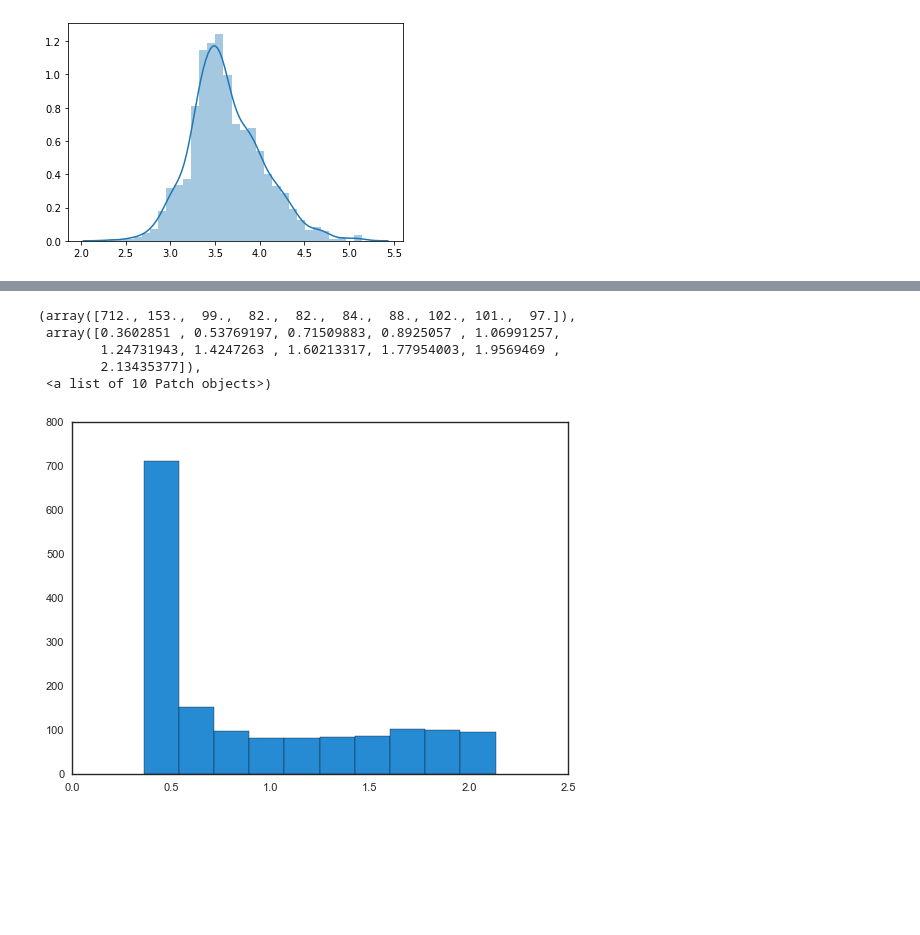
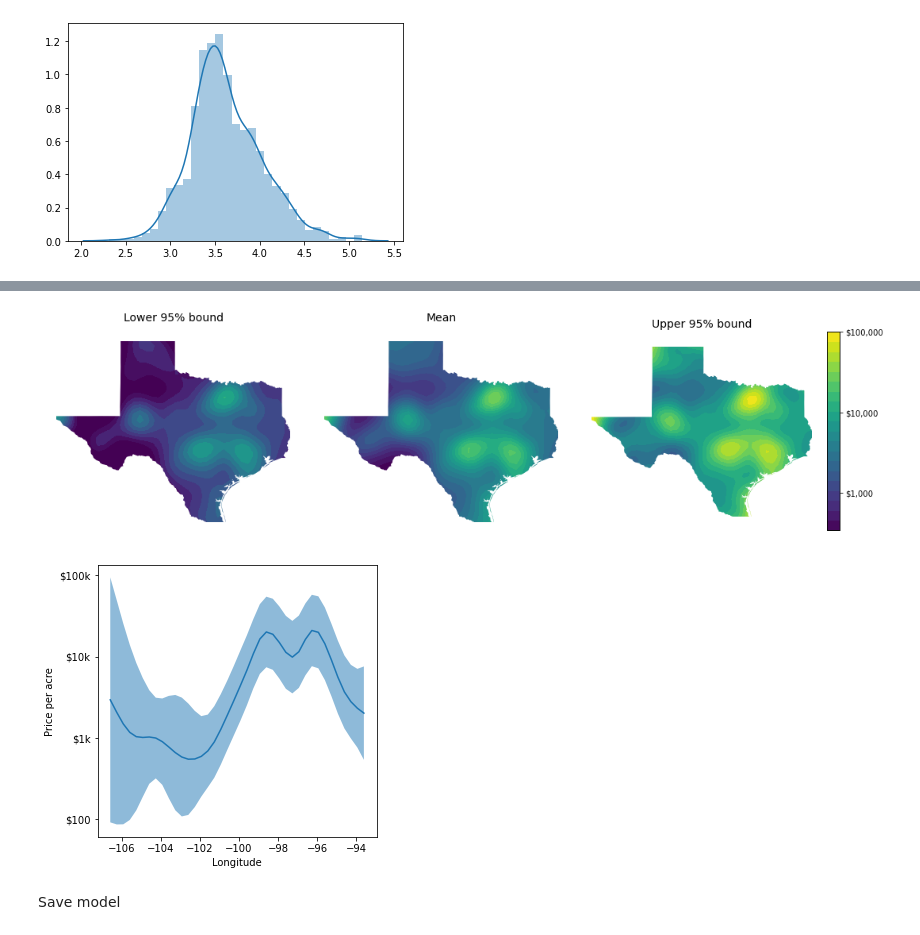
Before and after one commit to akuczala/windsite, a Jupyter notebook: notebooks/land-values-TX.ipynb, the cells around one changed output, grey strips where cells are left out. Saved outputs shown, nothing was run; the diff lists cells and outputs as text; code cells hidden in the pictures; blank space fills up the shorter version.

```diff
--- a/notebooks/land-values-TX.ipynb
+++ b/notebooks/land-values-TX.ipynb
@@ -220,12 +172,64 @@ plt.errorbar(y_pred_std,y_pred,yerr=y_pred_std,linestyle='')
-# %%
-plt.hist(np.log10(rel_confidence_width))
-# %% [output]
-(array([712., 153.,  99.,  82.,  82.,  84.,  88., 102., 101.,  97.]),
- array([0.3602851 , 0.53769197, 0.71509883, 0.8925057 , 1.06991257,
-        1.24731943, 1.4247263 , 1.60213317, 1.77954003, 1.9569469 ,
-        2.13435377]),
- <a list of 10 Patch objects>)
-[figure, removed]
+# %%
+from mpl_toolkits.axes_grid1 import make_axes_locatable
+from matplotlib.colors import LogNorm
+
+fig, axes = plt.subplots(1,3,figsize=(15,5))
+vmax = 5 #np.max(y_pred)
+vmin = np.min(y_pred)
+cmap = 'viridis'
+
+test= np.minimum(vmax,y_pred + 2*y_pred_std)
+levels = np.linspace(vmin, vmax, 21)
+
+im3 = axes[0].contourf(grid[0],grid[1],np.minimum(vmax,y_pred - 2*y_pred_std).reshape(grid[0].shape),20,
+                 cmap=cmap,vmax=vmax,vmin=vmin);
+
+im1 = axes[1].contourf(grid[0],grid[1],y_pred.reshape(grid[0].shape),20,
+                 cmap=cmap,vmax=vmax,vmin=vmin);
+
+im2 = axes[2].contourf(grid[0],grid[1],test.reshape(grid[0].shape),levels,
+                 cmap=cmap,vmax=vmax,vmin=vmin)
+
+divider = make_axes_locatable(axes[2])
+cax = divider.append_axes("right", size="5%", pad=0.05)
+cbar = fig.colorbar(im2, cax=cax)
+cbar = fig.colorbar(im2, cax=cax,ticks=[3,4,5])
+cbar.ax.set_yticklabels(['$1,000','$10,000','$100,000'])
+
+#axes[1].axhline(grid[1][0,15],c='white',linestyle='--')
+for ax in axes:
+    anti_texas.plot(ax=ax,color='white',edgecolor='none')
+    ax.set_aspect(aspect=1)
+    ax.axis('off')
+for ax, title in zip(axes,['Lower 95% bound','Mean','Upper 95% bound']):
+    ax.set_title(title,fontsize=14)
+plt.tight_layout()
+#plt.savefig('../../figs/tx-interval-heatmap.png',dpi=300,transparent=True,bbox_inches='tight')
+plt.show()
+# %% [output]
+[figure, added]
+# %%
+fig, axes = plt.subplots(1,1,figsize=(5,5),sharey=True)
+for i,ax in zip((15,),[axes]):
+    # plt.errorbar(grid[0][:,i],
+    #              y_pred.reshape(grid[0].shape)[:,i],
+    #              yerr=2*y_pred_std.reshape(grid[0].shape)[:,i],linestyle='')
+    low_95 = (y_pred-2*y_pred_std)
+    high_95 = (y_pred+2*y_pred_std)
+    ax.plot(grid[0][:,i],y_pred.reshape(grid[0].shape)[:,i])
+    ax.fill_between(grid[0][:,i],
+                     low_95.reshape(grid[0].shape)[:,i],
+                     high_95.reshape(grid[0].shape)[:,i],alpha=0.5)
+    ax.set_yticks([2,3,4,5])
+    ax.set_yticklabels('$100,$1k,$10k,$100k'.split(','))
+    ax.set_ylabel('Price per acre')
+    ax.set_xlabel('Longitude')
+#plt.savefig('../../figs/gp-slice.png',dpi=300,transparent=True,bbox_inches='tight')
+plt.show()
+# %% [output]
+[figure, added]
+# %% [markdown]
+Save model
 # %%
 # import pickle as pkl
 # with fopen('../models/land-price-17.pkl','wb') as f:
```
Also changed, not shown: parts of 17 cells of this notebook, 8 other files.
